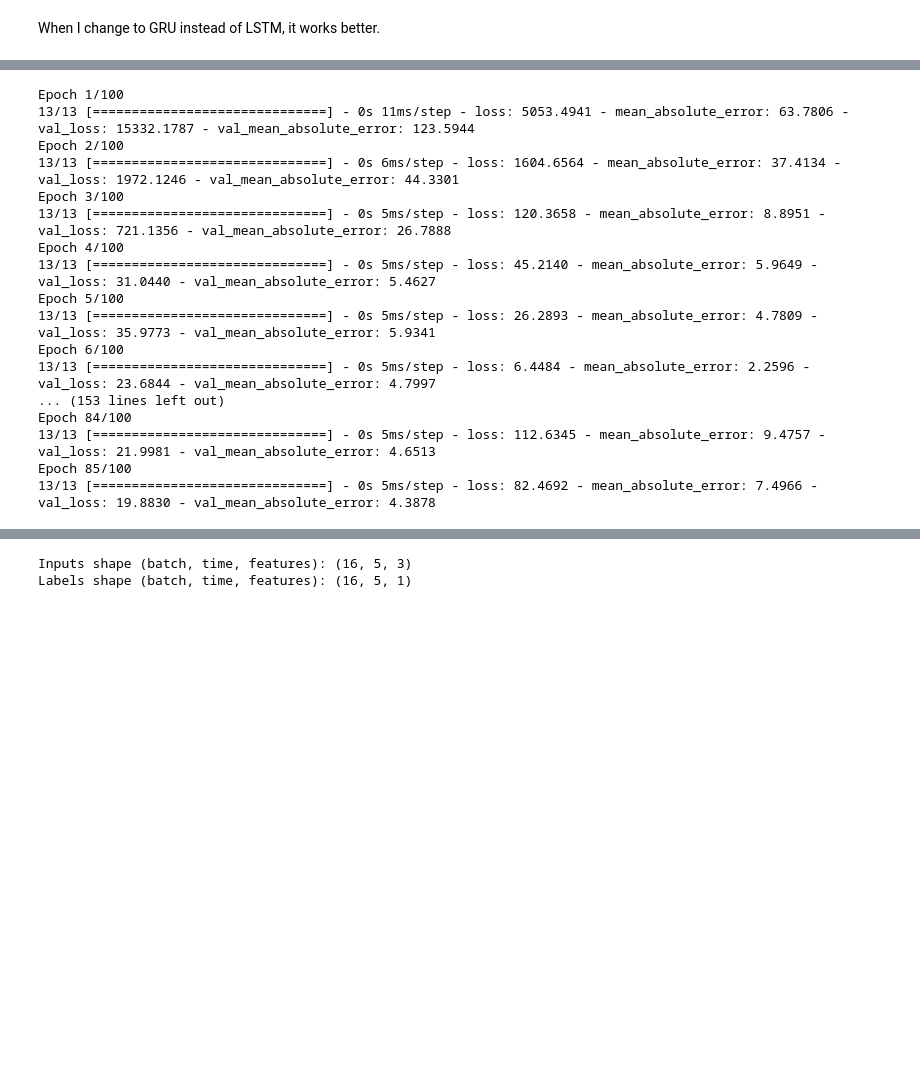
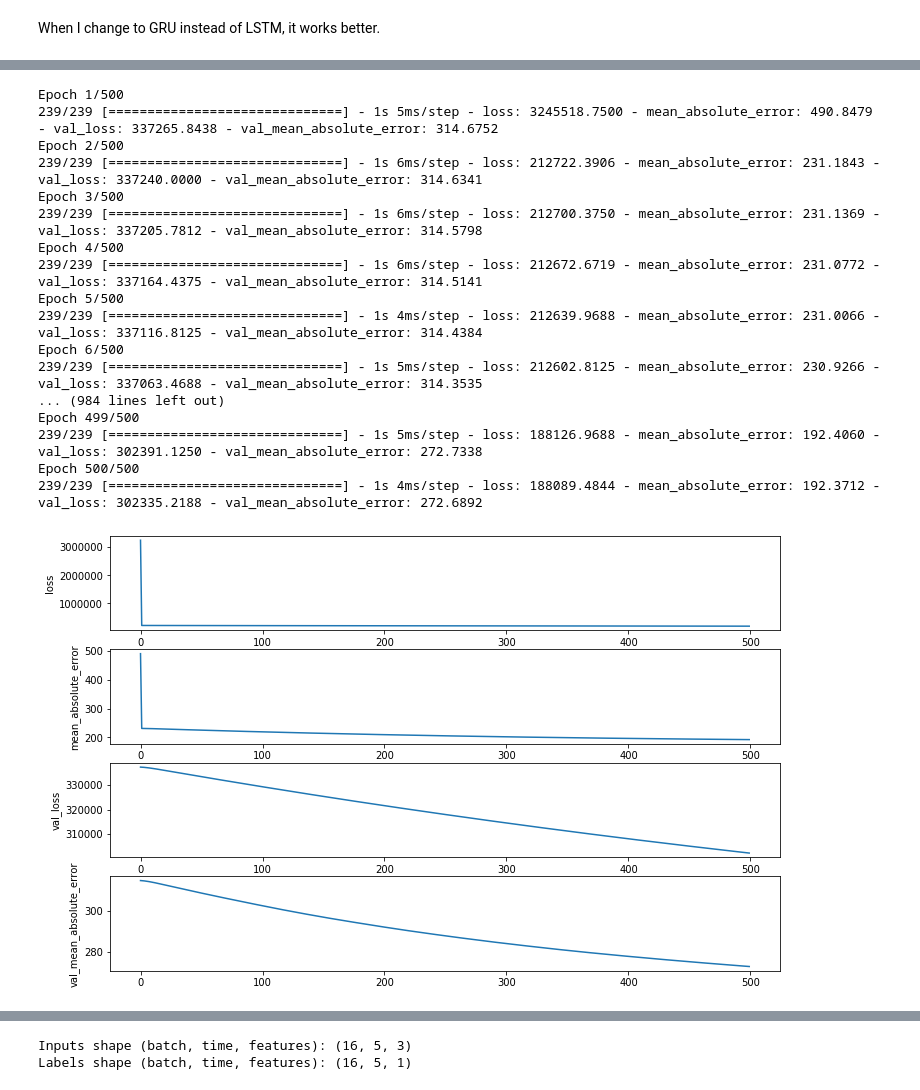
Before and after one commit to ccomkhj/Spot-Challenge-Wildfires, a Jupyter notebook: main/Build Model.ipynb, the cells around one changed output, grey strips where cells are left out. Saved outputs shown, nothing was run; the diff lists cells and outputs as text; code cells hidden in the pictures; blank space fills up the shorter version.

```diff
--- a/main/Build Model.ipynb
+++ b/main/Build Model.ipynb
@@ -409,35 +426,37 @@ multi_window.plot(multi_lstm_model)
 # %%
-CONV_WIDTH = 5
+CONV_WIDTH = 28
 multi_conv_model = tf.keras.Sequential([
     # Shape [batch, time, features] => [batch, CONV_WIDTH, features]
     tf.keras.layers.Lambda(lambda x: x[:, -CONV_WIDTH:, :]),
     # Shape => [batch, 1, conv_units]
     tf.keras.layers.Conv1D(256, activation='relu', kernel_size=(CONV_WIDTH)),
     # Shape => [batch, 1,  out_steps*features]
     tf.keras.layers.Dense(OUT_STEPS*1,
                           kernel_initializer=tf.initializers.zeros),
     # Shape => [batch, out_steps, features]
     tf.keras.layers.Reshape([OUT_STEPS, 1])
 ])
 
-history = compile_and_fit(multi_conv_model, multi_window)
+history = compile_and_fit(multi_conv_model, multi_window, epochs=500)
+plot_history(history)
 # %% [output]
-Epoch 1/100
-13/13 [==============================] - 0s 11ms/step - loss: 5053.4941 - mean_absolute_error: 63.7806 - val_loss: 15332.1787 - val_mean_absolute_error: 123.5944
-Epoch 2/100
-13/13 [==============================] - 0s 6ms/step - loss: 1604.6564 - mean_absolute_error: 37.4134 - val_loss: 1972.1246 - val_mean_absolute_error: 44.3301
-Epoch 3/100
-13/13 [==============================] - 0s 5ms/step - loss: 120.3658 - mean_absolute_error: 8.8951 - val_loss: 721.1356 - val_mean_absolute_error: 26.7888
-Epoch 4/100
-13/13 [==============================] - 0s 5ms/step - loss: 45.2140 - mean_absolute_error: 5.9649 - val_loss: 31.0440 - val_mean_absolute_error: 5.4627
-Epoch 5/100
-13/13 [==============================] - 0s 5ms/step - loss: 26.2893 - mean_absolute_error: 4.7809 - val_loss: 35.9773 - val_mean_absolute_error: 5.9341
-Epoch 6/100
-13/13 [==============================] - 0s 5ms/step - loss: 6.4484 - mean_absolute_error: 2.2596 - val_loss: 23.6844 - val_mean_absolute_error: 4.7997
-... (153 lines left out)
-Epoch 84/100
-13/13 [==============================] - 0s 5ms/step - loss: 112.6345 - mean_absolute_error: 9.4757 - val_loss: 21.9981 - val_mean_absolute_error: 4.6513
-Epoch 85/100
-13/13 [==============================] - 0s 5ms/step - loss: 82.4692 - mean_absolute_error: 7.4966 - val_loss: 19.8830 - val_mean_absolute_error: 4.3878
+Epoch 1/500
+239/239 [==============================] - 1s 5ms/step - loss: 3245518.7500 - mean_absolute_error: 490.8479 - val_loss: 337265.8438 - val_mean_absolute_error: 314.6752
+Epoch 2/500
+239/239 [==============================] - 1s 6ms/step - loss: 212722.3906 - mean_absolute_error: 231.1843 - val_loss: 337240.0000 - val_mean_absolute_error: 314.6341
+Epoch 3/500
+239/239 [==============================] - 1s 6ms/step - loss: 212700.3750 - mean_absolute_error: 231.1369 - val_loss: 337205.7812 - val_mean_absolute_error: 314.5798
+Epoch 4/500
+239/239 [==============================] - 1s 6ms/step - loss: 212672.6719 - mean_absolute_error: 231.0772 - val_loss: 337164.4375 - val_mean_absolute_error: 314.5141
+Epoch 5/500
+239/239 [==============================] - 1s 4ms/step - loss: 212639.9688 - mean_absolute_error: 231.0066 - val_loss: 337116.8125 - val_mean_absolute_error: 314.4384
+Epoch 6/500
+239/239 [==============================] - 1s 5ms/step - loss: 212602.8125 - mean_absolute_error: 230.9266 - val_loss: 337063.4688 - val_mean_absolute_error: 314.3535
+... (984 lines left out)
+Epoch 499/500
+239/239 [==============================] - 1s 5ms/step - loss: 188126.9688 - mean_absolute_error: 192.4060 - val_loss: 302391.1250 - val_mean_absolute_error: 272.7338
+Epoch 500/500
+239/239 [==============================] - 1s 4ms/step - loss: 188089.4844 - mean_absolute_error: 192.3712 - val_loss: 302335.2188 - val_mean_absolute_error: 272.6892
+[figure, added]
 # %%
 multi_conv_model.predict(multi_window.val)
```
Also changed, not shown: parts of 20 cells of this notebook, 1 other file.
